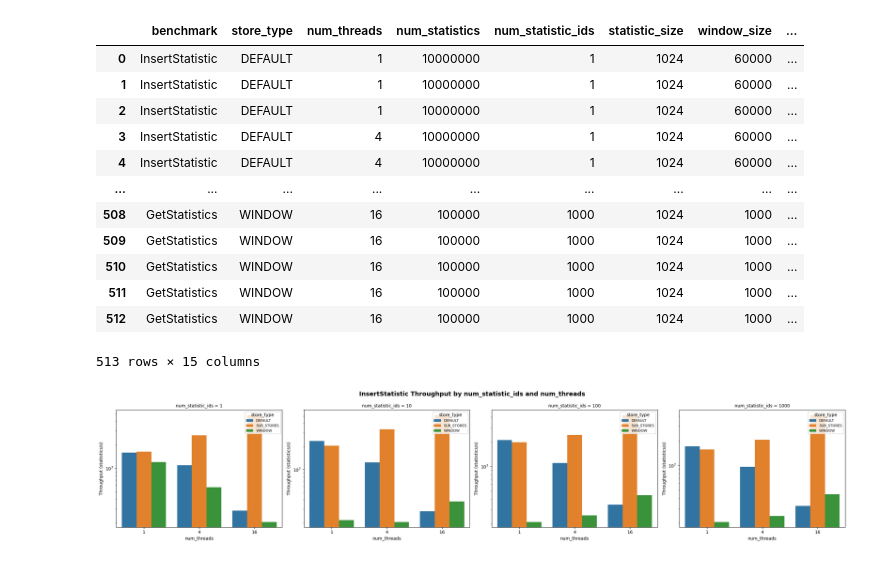
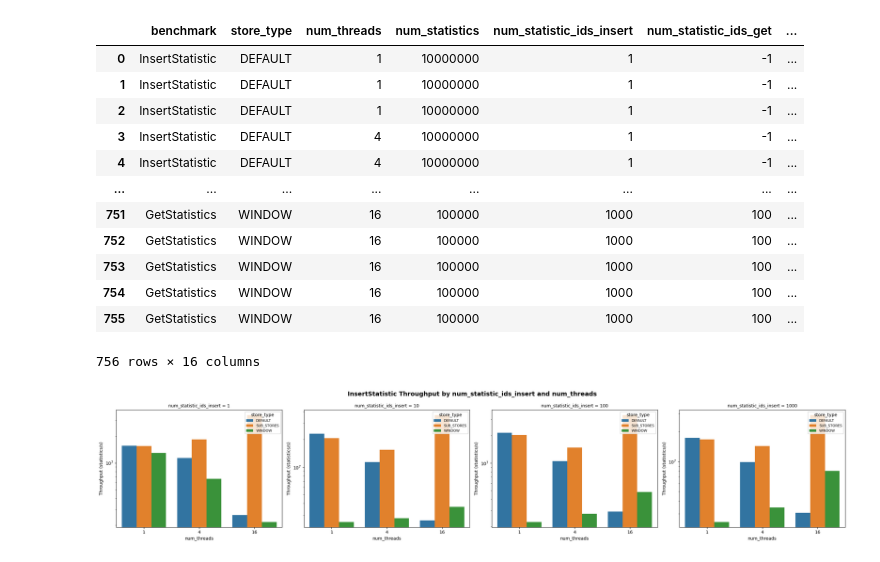
Before and after one commit to ESPAT-Orga/nebulastream-espat, a Jupyter notebook: scripts/benchmarking/statistics-store/plots/Statistic Stores.ipynb, the cells around one changed output. Saved outputs shown, nothing was run; the diff lists cells and outputs as text; code cells hidden in the pictures.

```diff
--- a/scripts/benchmarking/statistics-store/plots/Statistic Stores.ipynb
+++ b/scripts/benchmarking/statistics-store/plots/Statistic Stores.ipynb
@@ -7,26 +7,26 @@ df = pd.read_csv("statistic_store_benchmark.csv")
 df['throughput'] = df['num_statistics'] / (df['duration_ms'] / 1000)
 
 # All possible benchmark parameters (excluding benchmark, store_type, repetition, duration_ms)
-ALL_PARAMS = ['num_threads', 'num_statistics', 'num_statistic_ids', 'statistic_size',
+ALL_PARAMS = ['num_threads', 'num_statistics', 'num_statistic_ids_insert', 'num_statistic_ids_get', 'statistic_size',
               'window_size', 'pct_access_existing', 'pct_insert', 'num_statistics_per_request', 'pct_pre_populate']
 
 df
 # %% [output]
-|  | benchmark | store_type | num_threads | num_statistics | num_statistic_ids | statistic_size | window_size | ... |
-| 0 | InsertStatistic | DEFAULT | 1 | 10000000 | 1 | 1024 | 60000 | ... |
-| 1 | InsertStatistic | DEFAULT | 1 | 10000000 | 1 | 1024 | 60000 | ... |
-| 2 | InsertStatistic | DEFAULT | 1 | 10000000 | 1 | 1024 | 60000 | ... |
-| 3 | InsertStatistic | DEFAULT | 4 | 10000000 | 1 | 1024 | 60000 | ... |
-| 4 | InsertStatistic | DEFAULT | 4 | 10000000 | 1 | 1024 | 60000 | ... |
-| ... | ... | ... | ... | ... | ... | ... | ... | ... |
-| 508 | GetStatistics | WINDOW | 16 | 100000 | 1000 | 1024 | 1000 | ... |
-| 509 | GetStatistics | WINDOW | 16 | 100000 | 1000 | 1024 | 1000 | ... |
-| 510 | GetStatistics | WINDOW | 16 | 100000 | 1000 | 1024 | 1000 | ... |
-| 511 | GetStatistics | WINDOW | 16 | 100000 | 1000 | 1024 | 1000 | ... |
-| 512 | GetStatistics | WINDOW | 16 | 100000 | 1000 | 1024 | 1000 | ... |
+|  | benchmark | store_type | num_threads | num_statistics | num_statistic_ids_insert | num_statistic_ids_get | ... |
+| 0 | InsertStatistic | DEFAULT | 1 | 10000000 | 1 | -1 | ... |
+| 1 | InsertStatistic | DEFAULT | 1 | 10000000 | 1 | -1 | ... |
+| 2 | InsertStatistic | DEFAULT | 1 | 10000000 | 1 | -1 | ... |
+| 3 | InsertStatistic | DEFAULT | 4 | 10000000 | 1 | -1 | ... |
+| 4 | InsertStatistic | DEFAULT | 4 | 10000000 | 1 | -1 | ... |
+| ... | ... | ... | ... | ... | ... | ... | ... |
+| 751 | GetStatistics | WINDOW | 16 | 100000 | 1000 | 100 | ... |
+| 752 | GetStatistics | WINDOW | 16 | 100000 | 1000 | 100 | ... |
+| 753 | GetStatistics | WINDOW | 16 | 100000 | 1000 | 100 | ... |
+| 754 | GetStatistics | WINDOW | 16 | 100000 | 1000 | 100 | ... |
+| 755 | GetStatistics | WINDOW | 16 | 100000 | 1000 | 100 | ... |
-513 rows × 15 columns
+756 rows × 16 columns
 # %%
-# Insert benchmark: throughput vs num_threads, one subplot per num_statistic_ids
+# Insert benchmark: throughput vs num_threads, one subplot per num_statistic_ids_insert
 %matplotlib inline
 
 benchmark = 'InsertStatistic'
@@ -37,42 +37,42 @@ if df_bm.empty:
 else:
     relevant = [p for p in ALL_PARAMS if not (df_bm[p] == -1).all()]
 
-    if 'num_statistic_ids' not in relevant or 'num_threads' not in relevant:
-        print(f"Skipping {benchmark}: 'num_statistic_ids' or 'num_threads' not found in relevant parameters.")
+    if 'num_statistic_ids_insert' not in relevant or 'num_threads' not in relevant:
+        print(f"Skipping {benchmark}: 'num_statistic_ids_insert' or 'num_threads' not found in relevant parameters.")
     else:
-        group_cols = ['store_type', 'num_statistic_ids', 'num_threads']
+        group_cols = ['store_type', 'num_statistic_ids_insert', 'num_threads']
         df_avg = df_bm.groupby(group_cols, as_index=False)[['throughput']].mean()
         df_std = df_bm.groupby(group_cols, as_index=False)[['throughput']].std()
         df_plot = pd.merge(df_avg, df_std, on=group_cols, suffixes=('_mean', '_std'))
 
-        num_statistic_ids_values = sorted(df_plot['num_statistic_ids'].unique())
+        num_statistic_ids_values = sorted(df_plot['num_statistic_ids_insert'].unique())
         n = len(num_statistic_ids_values)
 
         fig, axes = plt.subplots(1, n, figsize=(6 * n, 5), squeeze=False)
 
         for i, num_stat in enumerate(num_statistic_ids_values):
-            subset = df_plot[df_plot['num_statistic_ids'] == num_stat]
+            subset = df_plot[df_plot['num_statistic_ids_insert'] == num_stat]
 
             ax = axes[0][i]
             sns.barplot(
                 data=subset,
                 x='num_threads',
                 y='throughput_mean',
                 hue='store_type',
                 ax=ax,
                 capsize=0.1,
                 err_kws={'linewidth': 1.5},
             )
             ax.set_yscale('log')
             ax.set_xlabel('num_threads')
             ax.set_ylabel('Throughput (statistics/s)')
-            ax.set_title(f'num_statistic_ids = {num_stat}', fontsize=10)
+            ax.set_title(f'num_statistic_ids_insert = {num_stat}', fontsize=10)
             ax.legend(title='store_type', fontsize=8, loc='upper right')
 
-        fig.suptitle(f'{benchmark} Throughput by num_statistic_ids and num_threads', fontsize=14, fontweight='bold')
+        fig.suptitle(f'{benchmark} Throughput by num_statistic_ids_insert and num_threads', fontsize=14, fontweight='bold')
         plt.tight_layout()
         plt.savefig(f"{benchmark}_Throughput_Bars_WithErrorBars.pdf", dpi=300, bbox_inches="tight")
         plt.show()
 # %% [output]
-[figure, old version]
+[figure, new version]
 # %%
```
Also changed, not shown: parts of 2 cells of this notebook, 3 other files.
